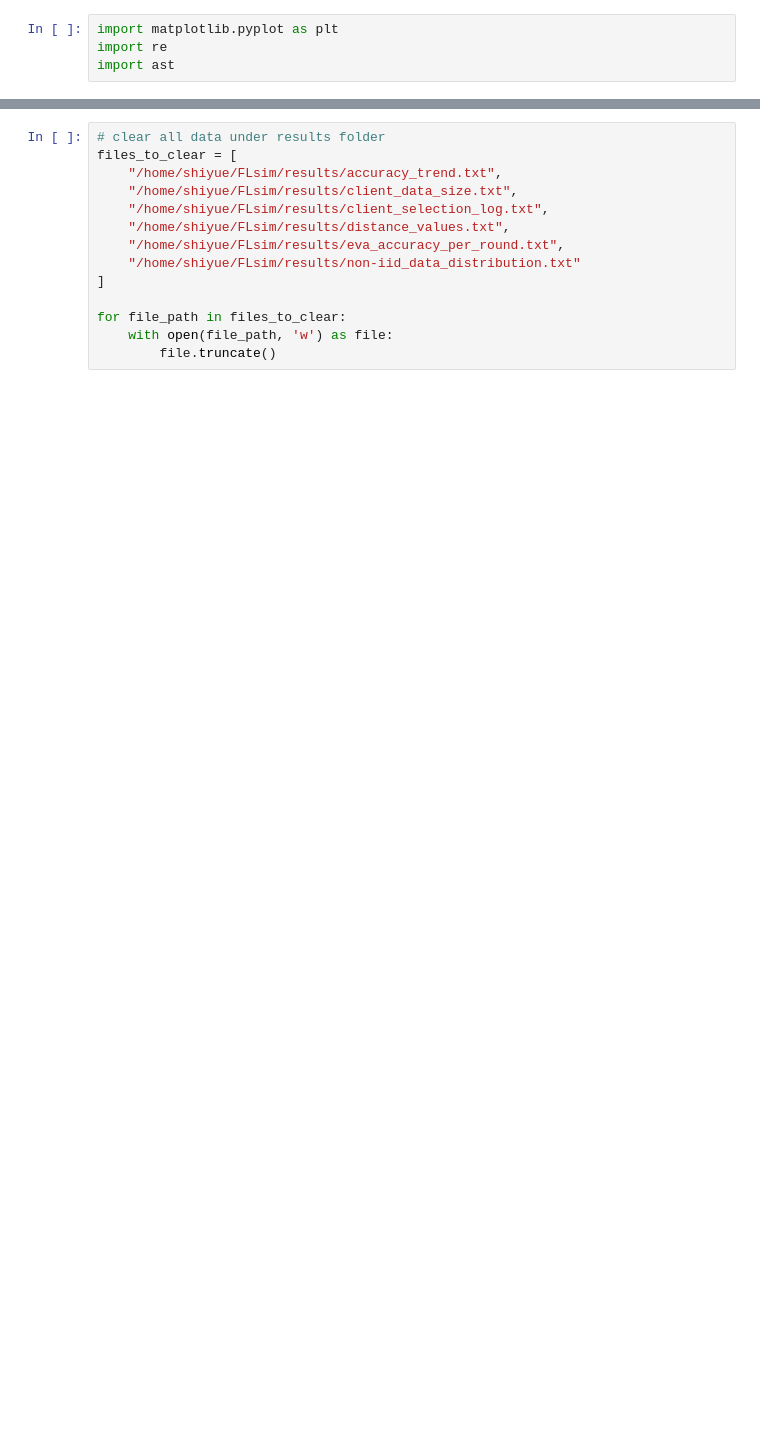
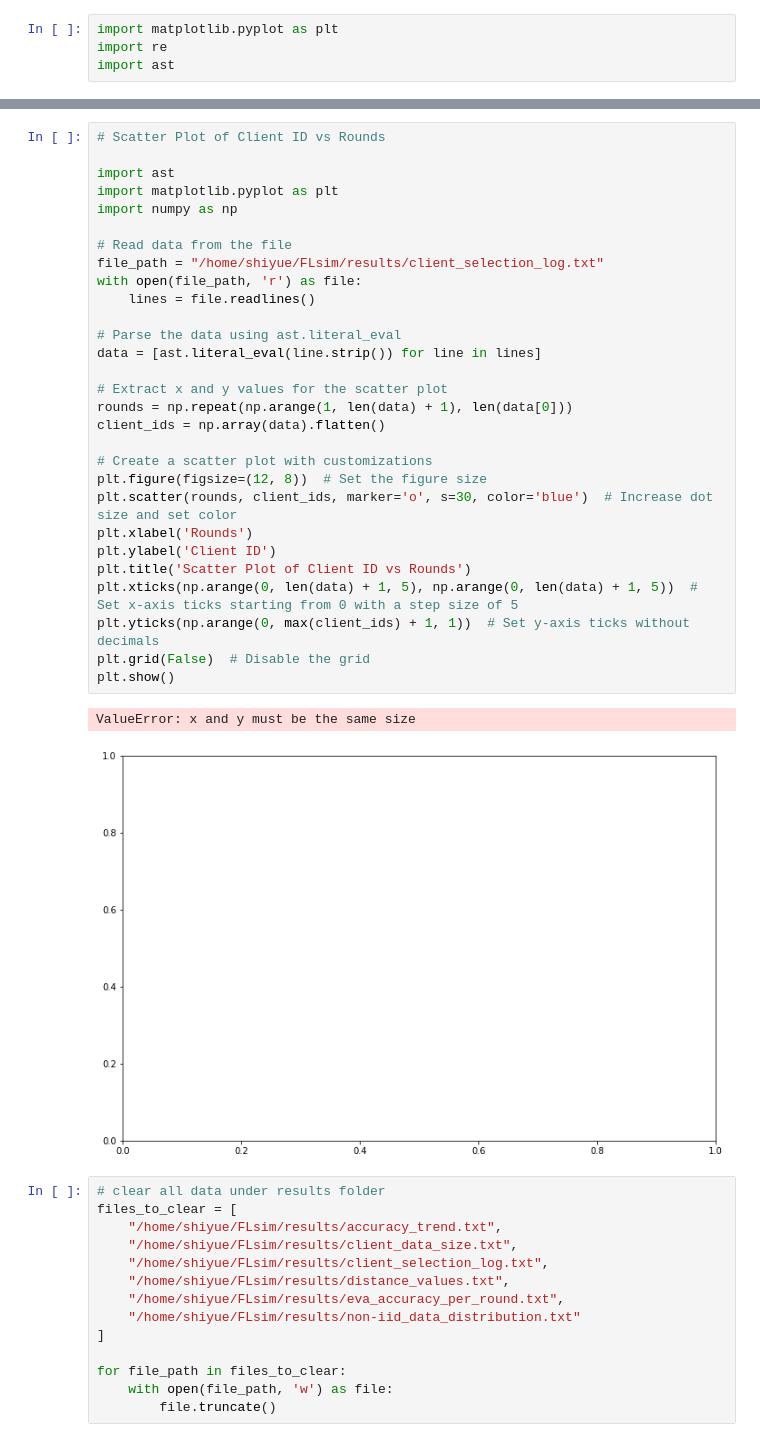
Before and after one commit to shou123/FLsim, a Jupyter notebook: results/plot.ipynb, the cells around one changed output, grey strips where cells are left out. Drawn from its saved outputs; the diff is of its cells as text; blank space fills up the shorter version.

```diff
--- a/results/plot.ipynb
+++ b/results/plot.ipynb
@@ -177,3 +206,35 @@ plt.show()
+# %%
+# Scatter Plot of Client ID vs Rounds
+
+import ast
+import matplotlib.pyplot as plt
+import numpy as np
+
+# Read data from the file
+file_path = "/home/shiyue/FLsim/results/client_selection_log.txt"
+with open(file_path, 'r') as file:
+    lines = file.readlines()
+
+# Parse the data using ast.literal_eval
+data = [ast.literal_eval(line.strip()) for line in lines]
+
+# Extract x and y values for the scatter plot
+rounds = np.repeat(np.arange(1, len(data) + 1), len(data[0]))
+client_ids = np.array(data).flatten()
+
+# Create a scatter plot with customizations
+plt.figure(figsize=(12, 8))  # Set the figure size
+plt.scatter(rounds, client_ids, marker='o', s=30, color='blue')  # Increase dot size and set color
+plt.xlabel('Rounds')
+plt.ylabel('Client ID')
+plt.title('Scatter Plot of Client ID vs Rounds')
+plt.xticks(np.arange(0, len(data) + 1, 5), np.arange(0, len(data) + 1, 5))  # Set x-axis ticks starting from 0 with a step size of 5
+plt.yticks(np.arange(0, max(client_ids) + 1, 1))  # Set y-axis ticks without decimals
+plt.grid(False)  # Disable the grid
+plt.show()
+# %% [output]
+ValueError: x and y must be the same size
+[figure, added]
 # %%
 # clear all data under results folder
 files_to_clear = [
```
Also changed, not shown: parts of 7 cells of this notebook.
